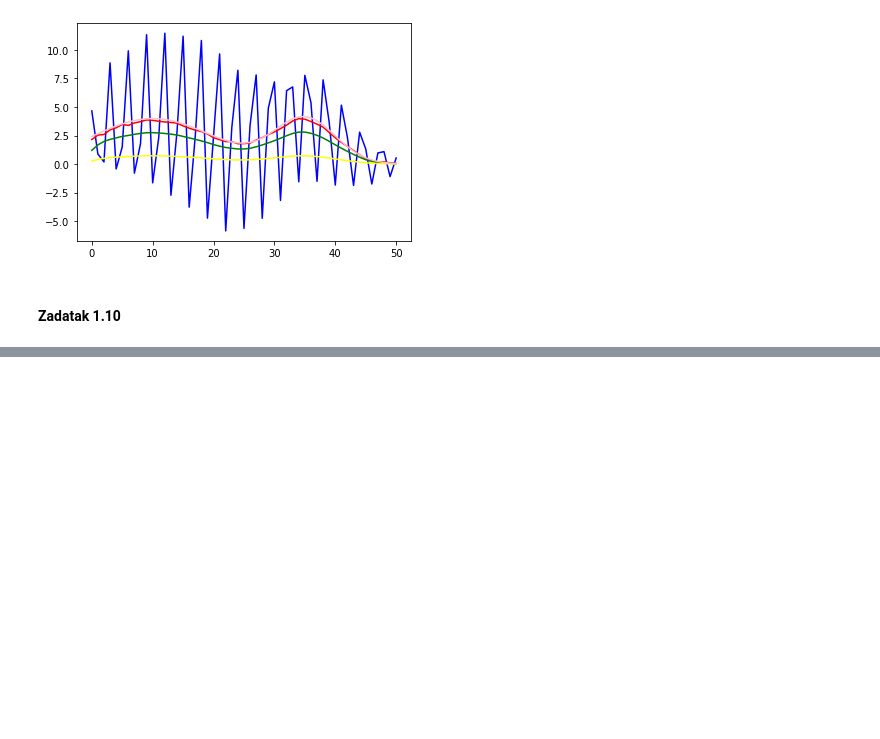
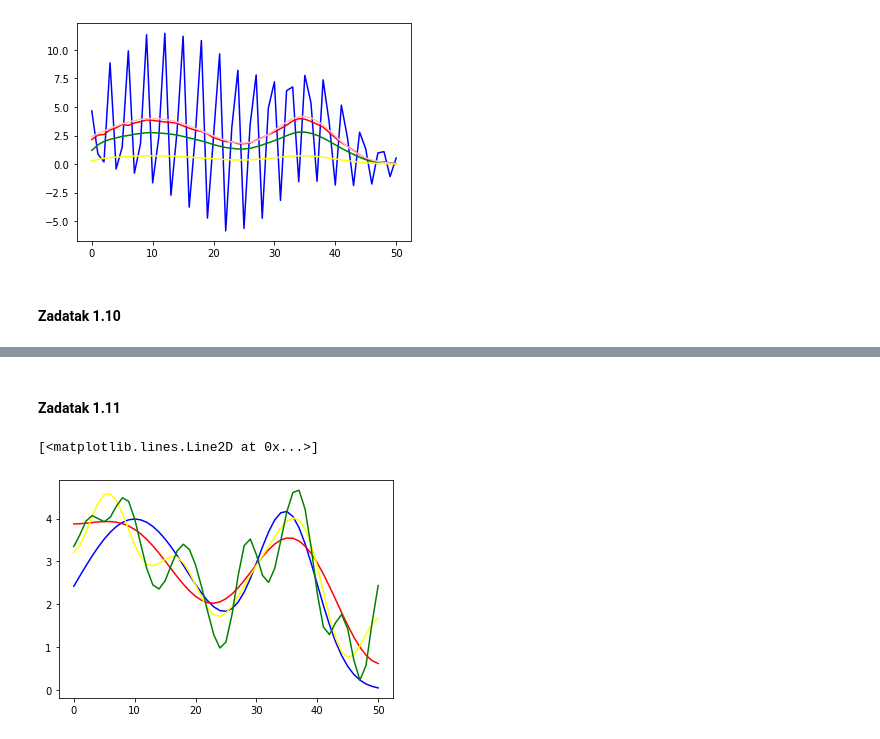
Before and after one commit to elladetic/STEM_GAMES_2022, a Jupyter notebook: Dan 1/code.ipynb, the cells around one changed output, grey strips where cells are left out. Saved outputs shown, nothing was run; the diff lists cells and outputs as text; code cells hidden in the pictures; blank space fills up the shorter version.

```diff
--- a/Dan 1/code.ipynb
+++ b/Dan 1/code.ipynb
@@ -284,0 +263,2 @@ pd.DataFrame(H)
+# %% [markdown]
+#### Zadatak 1.11
@@ -284,0 +383,36 @@ pd.DataFrame(H)
+# %%
+k_ = 10
+k = 51
+n = 51
+y = noisy_signal1
+
+V = np.zeros((k,k))
+for i in range(k):
+  for j in range(k):
+    V[i,j] = math.cos( j * (2*i + 1)/(2*n) * math.pi)
+
+
+alpha = np.dot(np.dot(np.linalg.inv(np.dot(V[:,0:k_].T, V[:,0:k_])), V[:, 0:k_].T), y.reshape(51,1))
+second = np.dot(V[:, 0:k_], alpha)
+# %%
+k_ = 20
+k = 51
+n = 51
+y = noisy_signal1
+
+V = np.zeros((k,k))
+for i in range(k):
+  for j in range(k):
+    V[i,j] = math.cos( j * (2*i + 1)/(2*n) * math.pi)
+
+
+alpha = np.dot(np.dot(np.linalg.inv(np.dot(V[:,0:k_].T, V[:,0:k_])), V[:, 0:k_].T), y.reshape(51,1))
+third = np.dot(V[:, 0:k_], alpha)
+# %%
+plt.plot(signal1, color = "blue")
+plt.plot(first, color="red")
+plt.plot(second, color = "yellow")
+plt.plot(third, color = "green")
+# %% [output]
+[<matplotlib.lines.Line2D at 0x...>]
+[figure, added]
```
Also changed, not shown: parts of 7 cells of this notebook, 2 other files.
